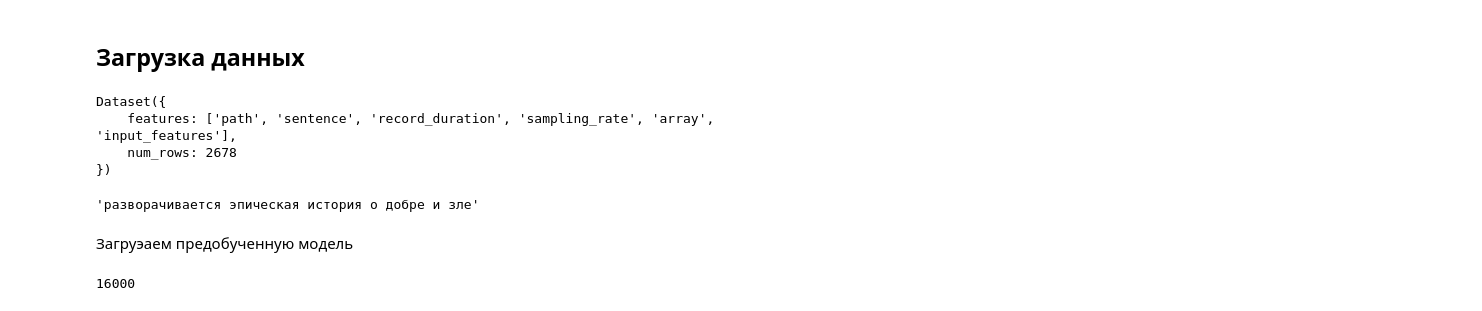
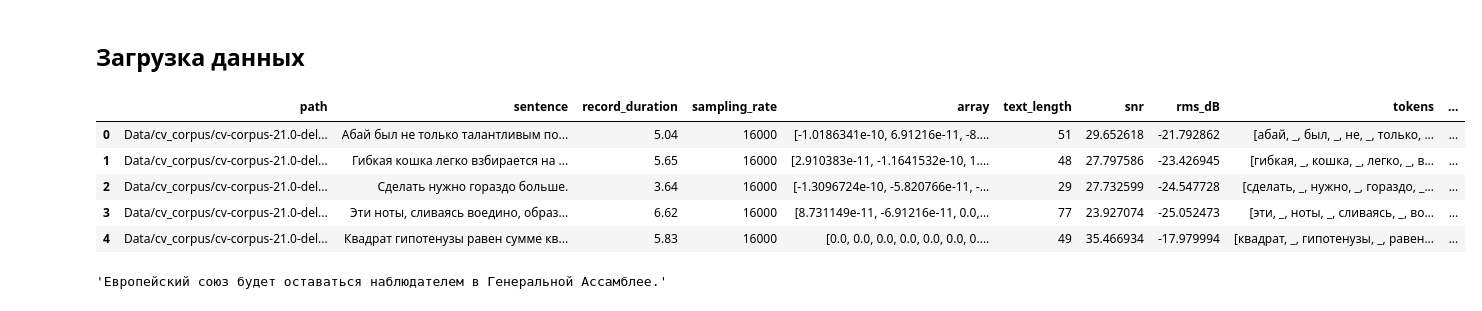
Before and after one commit to Rainfue/Speech-synthesis, a Jupyter notebook: Module2/Report_M2.ipynb, the cells around one changed output. Drawn from its saved outputs; the diff is of its cells as text; code cells hidden in the pictures.

Commit message:
try model (FAIL)

```diff
--- a/Module2/Report_M2.ipynb
+++ b/Module2/Report_M2.ipynb
@@ -19,19 +20,19 @@ from IPython.display import Audio
 ## Загрузка данных
 # %%
 # путь к обработанным данным
-dataset_path = '../Module1/Dataset/dataset.parquet'
+df_path = '../Module1/Dataset/dataset.h5'
 # загружаем датасета
-dataset = Dataset.from_parquet(dataset_path)
-dataset
+df = pd.read_hdf(df_path, key='df')
+df.head()
 # %% [output]
-Dataset({
-    features: ['path', 'sentence', 'record_duration', 'sampling_rate', 'array', 'input_features'],
-    num_rows: 2678
-})
+|  | path | sentence | record_duration | sampling_rate | array | text_length | snr | rms_dB | tokens | ... |
+| 0 | Data/cv_corpus/cv-corpus-21.0-del... | Абай был не только талантливым по... | 5.04 | 16000 | [-1.0186341e-10, 6.91216e-11, -8.... | 51 | 29.652618 | -21.792862 | [абай, _, был, _, не, _, только, ... | ... |
+| 1 | Data/cv_corpus/cv-corpus-21.0-del... | Гибкая кошка легко взбирается на ... | 5.65 | 16000 | [2.910383e-11, -1.1641532e-10, 1.... | 48 | 27.797586 | -23.426945 | [гибкая, _, кошка, _, легко, _, в... | ... |
+| 2 | Data/cv_corpus/cv-corpus-21.0-del... | Сделать нужно гораздо больше. | 3.64 | 16000 | [-1.3096724e-10, -5.820766e-11, -... | 29 | 27.732599 | -24.547728 | [сделать, _, нужно, _, гораздо, _... | ... |
+| 3 | Data/cv_corpus/cv-corpus-21.0-del... | Эти ноты, сливаясь воедино, образ... | 6.62 | 16000 | [8.731149e-11, -6.91216e-11, 0.0,... | 77 | 23.927074 | -25.052473 | [эти, _, ноты, _, сливаясь, _, во... | ... |
+| 4 | Data/cv_corpus/cv-corpus-21.0-del... | Квадрат гипотенузы равен сумме кв... | 5.83 | 16000 | [0.0, 0.0, 0.0, 0.0, 0.0, 0.0, 0.... | 49 | 35.466934 | -17.979994 | [квадрат, _, гипотенузы, _, равен... | ... |
 # %%
-text_example = dataset[42]['sentence']
+text_example = df['sentence'][42]
 text_example
 # %% [output]
-'разворачивается эпическая история о добре и зле'
+'Европейский союз будет оставаться наблюдателем в Генеральной Ассамблее.'
-# %% [markdown]
-Загруэаем предобученную модель
@@ -46,10 +38,0 @@ with torch.no_grad():
-# %%
-import scipy.io.wavfile
-
-sampling_rate = model.config.sampling_rate  # Получаем частоту дискретизации
-print(sampling_rate)
-speech_numpy = output.squeeze().cpu().numpy()  # Переводим в numpy
-
-scipy.io.wavfile.write("output.wav", rate=sampling_rate, data=speech_numpy)
-# %% [output]
-16000
```
Also changed, not shown: parts of 23 cells of this notebook, 7 other files.
